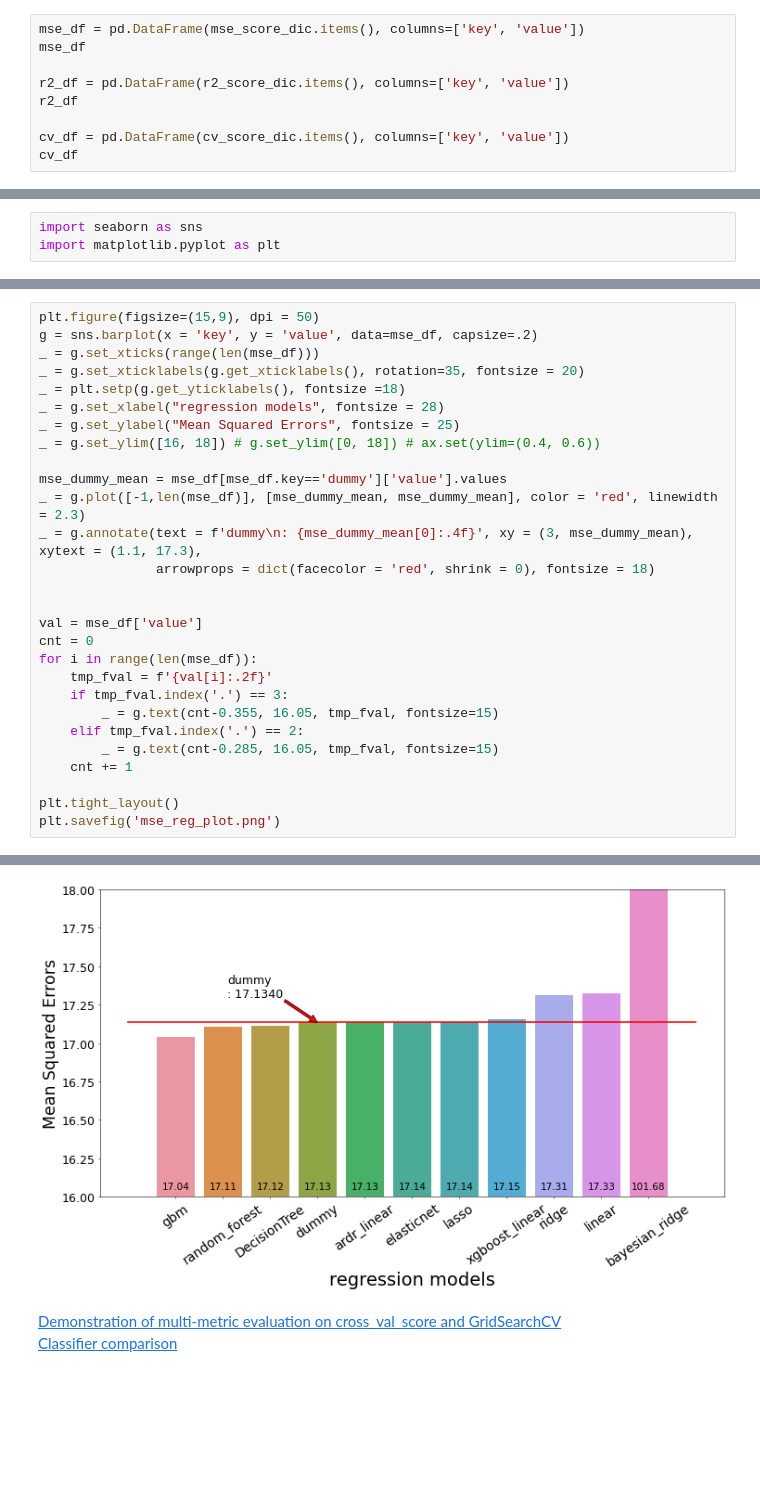
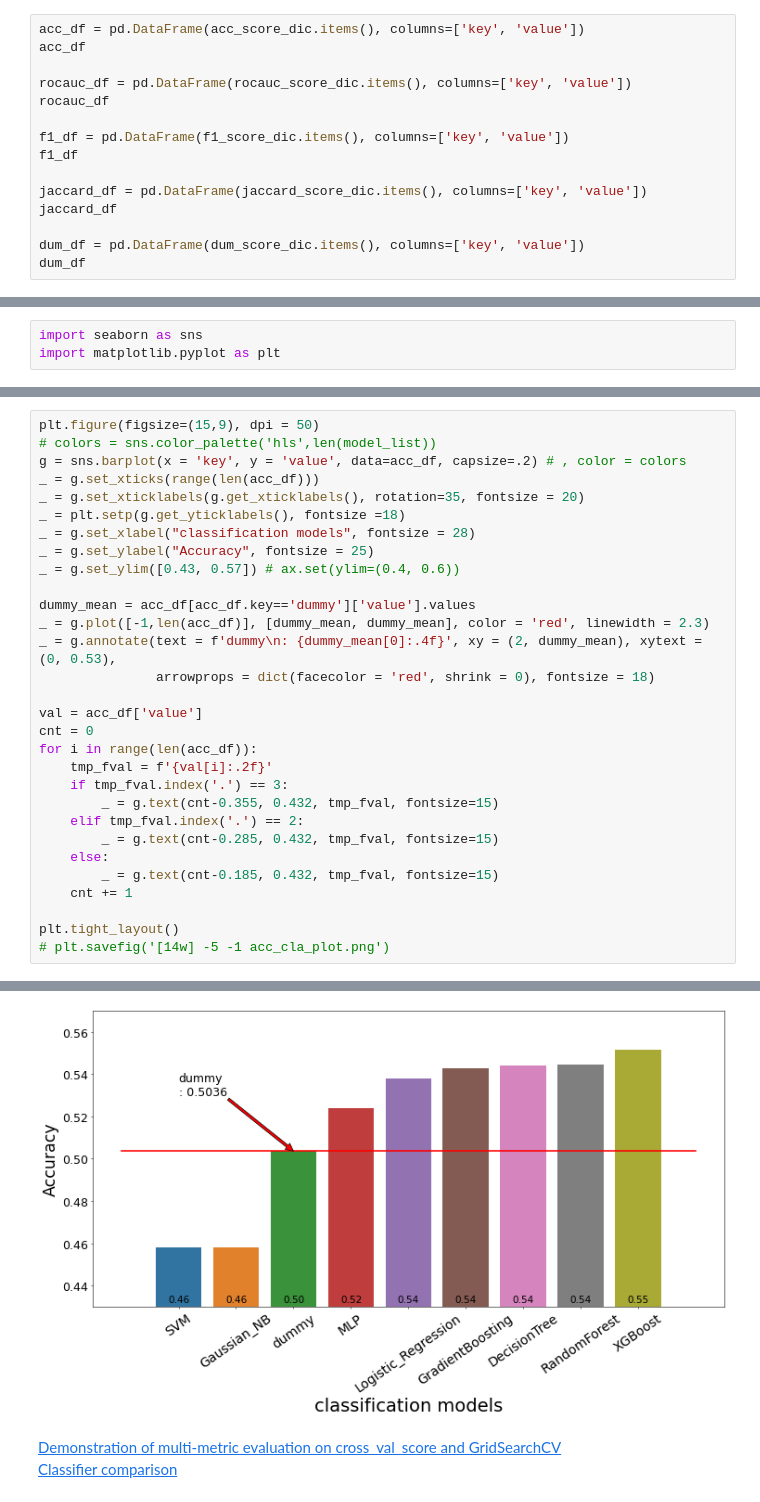
Before and after one commit to GaYounKoh/stock_data, a Jupyter notebook: [14w] -5 classification plots.ipynb, the cells around one changed output, grey strips where cells are left out. Saved outputs shown, nothing was run; the diff lists cells and outputs as text; blank space fills up the shorter version.

Commit message:
0.05 cla plots

```diff
--- a/[14w] -5 classification plots.ipynb
+++ b/[14w] -5 classification plots.ipynb
@@ -417,11 +751,17 @@ cv_score_dic = {i[0]:i[1] for i in cv_score_lst}
 # %%
-mse_df = pd.DataFrame(mse_score_dic.items(), columns=['key', 'value'])
-mse_df
+acc_df = pd.DataFrame(acc_score_dic.items(), columns=['key', 'value'])
+acc_df
 
-r2_df = pd.DataFrame(r2_score_dic.items(), columns=['key', 'value'])
-r2_df
+rocauc_df = pd.DataFrame(rocauc_score_dic.items(), columns=['key', 'value'])
+rocauc_df
 
-cv_df = pd.DataFrame(cv_score_dic.items(), columns=['key', 'value'])
-cv_df
+f1_df = pd.DataFrame(f1_score_dic.items(), columns=['key', 'value'])
+f1_df
+
+jaccard_df = pd.DataFrame(jaccard_score_dic.items(), columns=['key', 'value'])
+jaccard_df
+
+dum_df = pd.DataFrame(dum_score_dic.items(), columns=['key', 'value'])
+dum_df
 # %% [output]
 |  | key | value |
@@ -468,34 +824,36 @@ import matplotlib.pyplot as plt
 # %%
 plt.figure(figsize=(15,9), dpi = 50)
-g = sns.barplot(x = 'key', y = 'value', data=mse_df, capsize=.2)
-_ = g.set_xticks(range(len(mse_df)))
+# colors = sns.color_palette('hls',len(model_list))
+g = sns.barplot(x = 'key', y = 'value', data=acc_df, capsize=.2) # , color = colors
+_ = g.set_xticks(range(len(acc_df)))
 _ = g.set_xticklabels(g.get_xticklabels(), rotation=35, fontsize = 20)
 _ = plt.setp(g.get_yticklabels(), fontsize =18)
-_ = g.set_xlabel("regression models", fontsize = 28)
-_ = g.set_ylabel("Mean Squared Errors", fontsize = 25)
-_ = g.set_ylim([16, 18]) # g.set_ylim([0, 18]) # ax.set(ylim=(0.4, 0.6))
+_ = g.set_xlabel("classification models", fontsize = 28)
+_ = g.set_ylabel("Accuracy", fontsize = 25)
+_ = g.set_ylim([0.43, 0.57]) # ax.set(ylim=(0.4, 0.6))
 
-mse_dummy_mean = mse_df[mse_df.key=='dummy']['value'].values
-_ = g.plot([-1,len(mse_df)], [mse_dummy_mean, mse_dummy_mean], color = 'red', linewidth = 2.3)
-_ = g.annotate(text = f'dummy\n: {mse_dummy_mean[0]:.4f}', xy = (3, mse_dummy_mean), xytext = (1.1, 17.3),
+dummy_mean = acc_df[acc_df.key=='dummy']['value'].values
+_ = g.plot([-1,len(acc_df)], [dummy_mean, dummy_mean], color = 'red', linewidth = 2.3)
+_ = g.annotate(text = f'dummy\n: {dummy_mean[0]:.4f}', xy = (2, dummy_mean), xytext = (0, 0.53),
                arrowprops = dict(facecolor = 'red', shrink = 0), fontsize = 18)
 
-
-val = mse_df['value']
+val = acc_df['value']
 cnt = 0
-for i in range(len(mse_df)):
+for i in range(len(acc_df)):
     tmp_fval = f'{val[i]:.2f}'
     if tmp_fval.index('.') == 3:
-        _ = g.text(cnt-0.355, 16.05, tmp_fval, fontsize=15)
+        _ = g.text(cnt-0.355, 0.432, tmp_fval, fontsize=15)
     elif tmp_fval.index('.') == 2:
-        _ = g.text(cnt-0.285, 16.05, tmp_fval, fontsize=15)
+        _ = g.text(cnt-0.285, 0.432, tmp_fval, fontsize=15)
+    else:
+        _ = g.text(cnt-0.185, 0.432, tmp_fval, fontsize=15)
     cnt += 1
 
 plt.tight_layout()
-plt.savefig('mse_reg_plot.png')
+# plt.savefig('[14w] -5 -1 acc_cla_plot.png')
 # %% [output]
 <Figure size 750x450 with 0 Axes>
-[figure, old version]
+[figure, new version]
 # %% [markdown]
 [Demonstration of multi-metric evaluation on cross_val_score and GridSearchCV](https://scikit-learn.org/stable/auto_examples/model_selection/plot_multi_metric_evaluation.html?highlight=decisiontreeclassifier) <br>
 [Classifier comparison](https://scikit-learn.org/stable/auto_examples/classification/plot_classifier_comparison.html?highlight=decisiontreeclassifier) <br>
```
Also changed, not shown: parts of 17 cells of this notebook, 4 other files.
